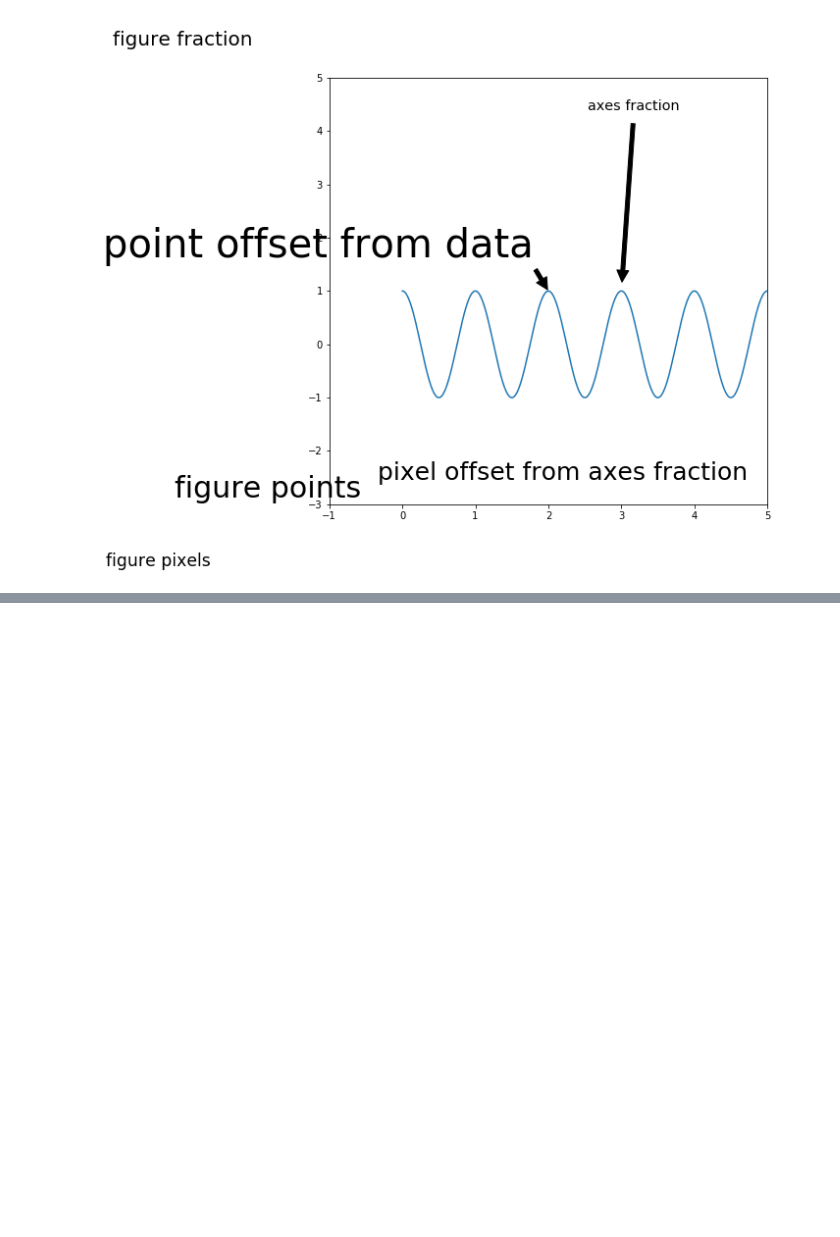
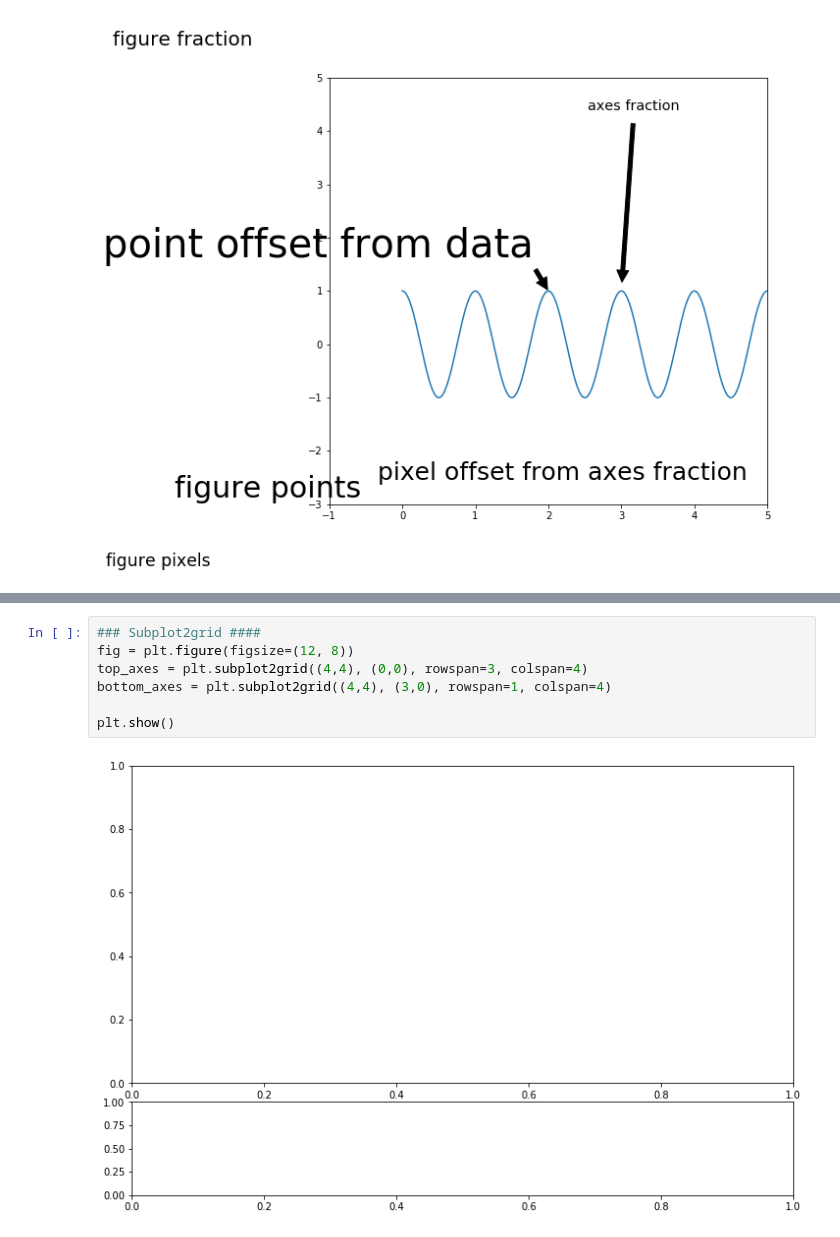
Before and after one commit to drfaust23/matplotlib_tutorial, a Jupyter notebook: Matplotlib-tutorial2.ipynb, the cells around one changed output, grey strips where cells are left out. Cells and saved outputs as stored; diff of their text form; blank space fills up the shorter version.

```diff
--- a/Matplotlib-tutorial2.ipynb
+++ b/Matplotlib-tutorial2.ipynb
@@ -327,0 +325,9 @@ plt.show()
+# %%
+### Subplot2grid ####
+fig = plt.figure(figsize=(12, 8))
+top_axes = plt.subplot2grid((4,4), (0,0), rowspan=3, colspan=4)
+bottom_axes = plt.subplot2grid((4,4), (3,0), rowspan=1, colspan=4)
+
+plt.show()
+# %% [output]
+[figure, added]
```
Also changed, not shown: parts of 7 cells of this notebook.
